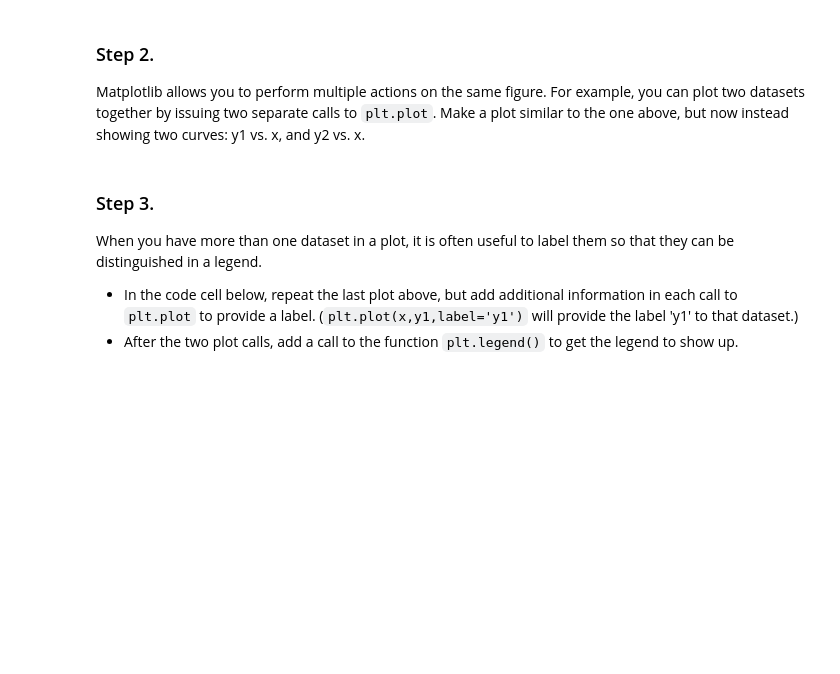
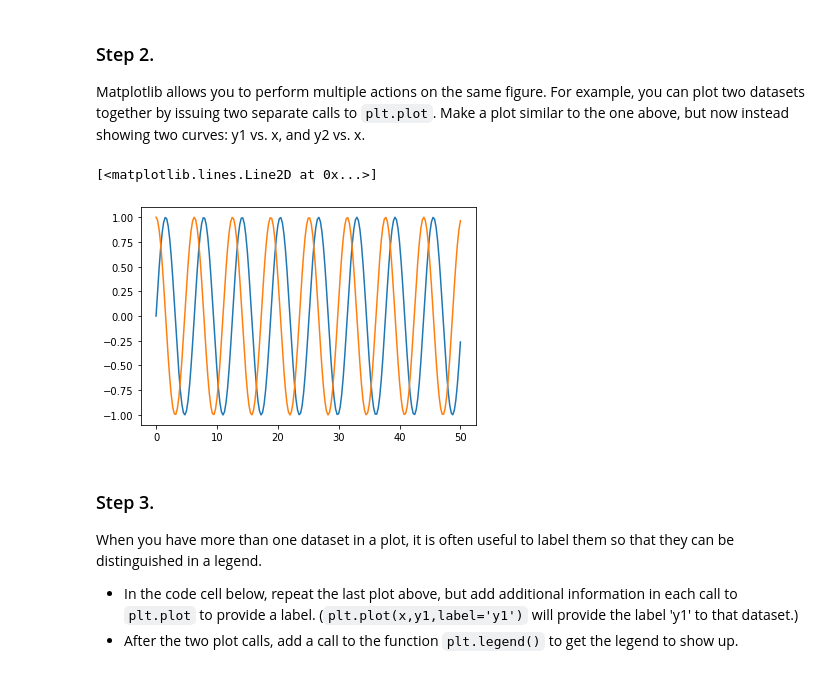
Before and after one commit to StarPerfect/Cornell, a Jupyter notebook: Matplotlib.ipynb, the cells around one changed output. Cells and saved outputs as stored; diff of their text form; code cells hidden in the pictures; blank space fills up the shorter version.

````diff
--- a/Matplotlib.ipynb
+++ b/Matplotlib.ipynb
@@ -34,6 +39,12 @@ Your plot should look like this:<br> <img src="matplotlibstep1.png" width=400 he
 ### Step 2.
 
 Matplotlib allows you to perform multiple actions on the same figure.  For example, you can plot two datasets together by issuing two separate calls to ```plt.plot```.  Make a plot similar to the one above, but now instead showing two curves: y1 vs. x, and y2 vs. x.
+# %%
+plt.plot(x,y1)
+plt.plot(x,y2)
+# %% [output]
+[<matplotlib.lines.Line2D at 0x...>]
+[figure, added]
 # %% [markdown]
 ### Step 3.
 
````
Also changed, not shown: parts of 4 cells of this notebook.
